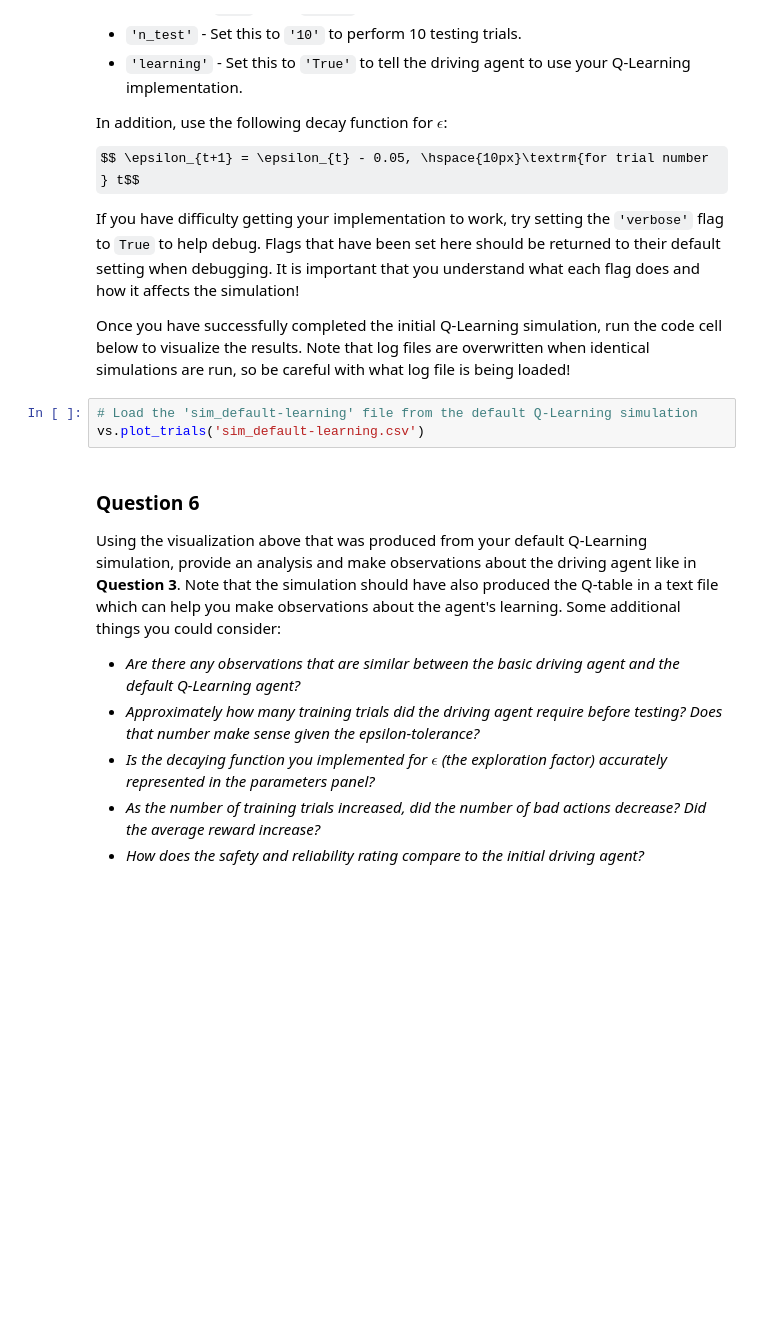
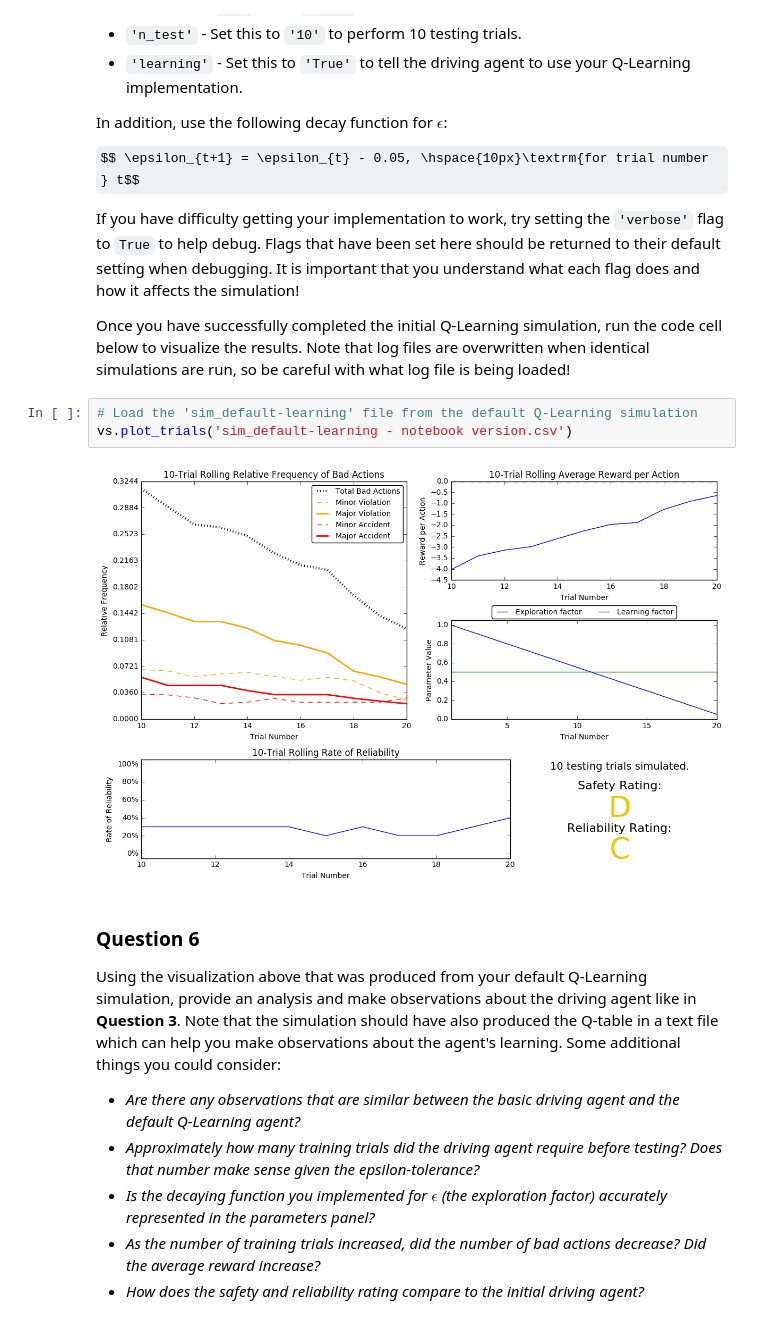
Before and after one commit to TimLatham/Udacity_Projects, a Jupyter notebook: ML_Nanodegree/Reinforcement_Learning/smartcab.ipynb, the cells around one changed output. Saved outputs shown, nothing was run; the diff lists cells and outputs as text; some formulas as TeX source; blank space fills up the shorter version.

```diff
--- a/ML_Nanodegree/Reinforcement_Learning/smartcab.ipynb
+++ b/ML_Nanodegree/Reinforcement_Learning/smartcab.ipynb
@@ -193,7 +193,9 @@ If you have difficulty getting your implementation to work, try setting the `'ve
 Once you have successfully completed the initial Q-Learning simulation, run the code cell below to visualize the results. Note that log files are overwritten when identical simulations are run, so be careful with what log file is being loaded!
 # %%
 # Load the 'sim_default-learning' file from the default Q-Learning simulation
-vs.plot_trials('sim_default-learning.csv')
+vs.plot_trials('sim_default-learning - notebook version.csv')
+# %% [output]
+[figure, added]
 # %% [markdown]
 ### Question 6
 Using the visualization above that was produced from your default Q-Learning simulation, provide an analysis and make observations about the driving agent like in **Question 3**. Note that the simulation should have also produced the Q-table in a text file which can help you make observations about the agent's learning. Some additional things you could consider:
```
Also changed, not shown: parts of 10 cells of this notebook.
